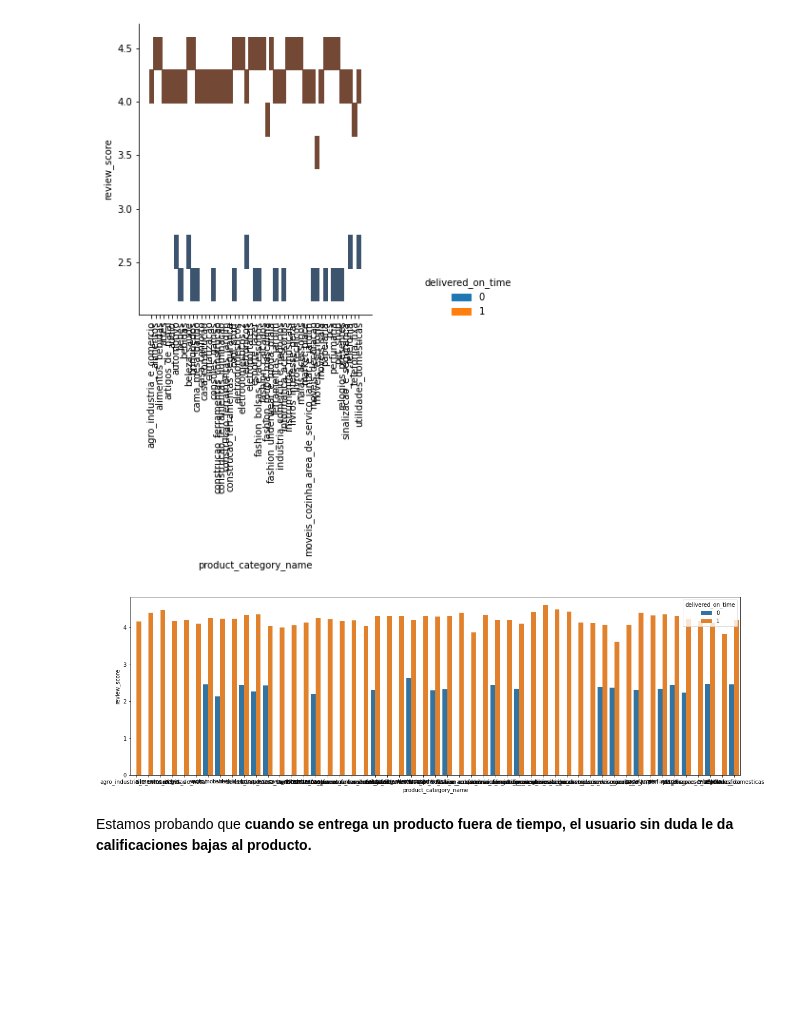
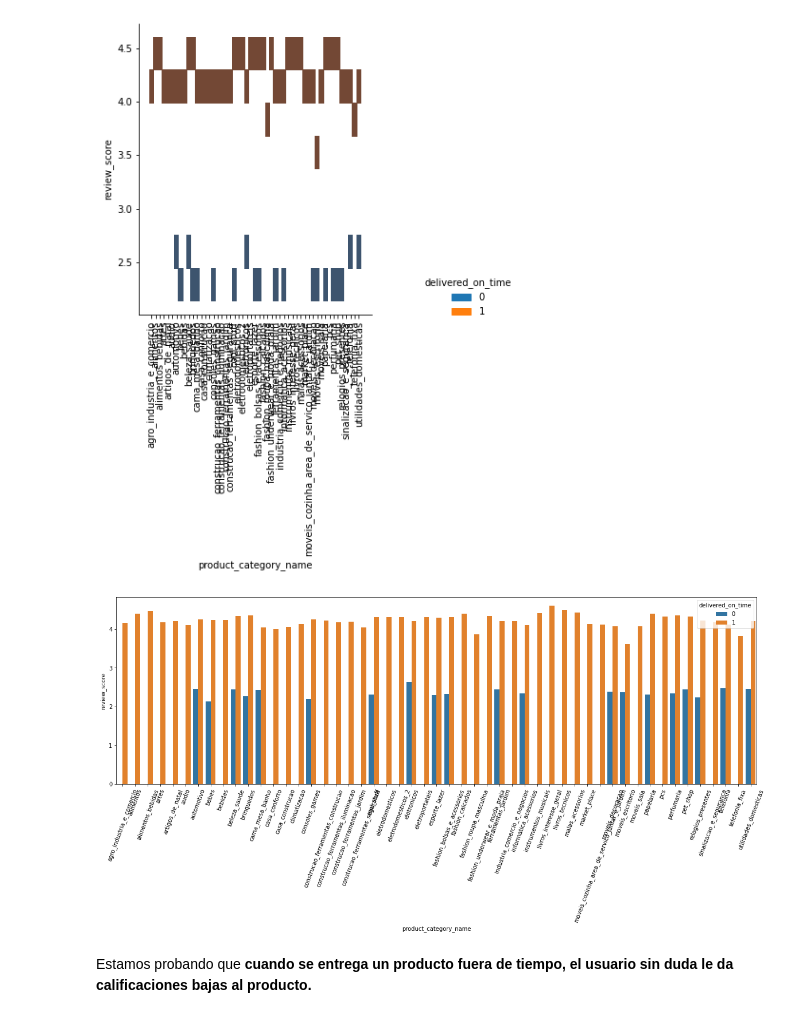
Before and after one commit to robertbarac/EDA-Brazilian-ecommerce, a Jupyter notebook: eda_brazilian_ecommerce.ipynb, the cells around one changed output. Drawn from its saved outputs; the diff is of its cells as text; code cells hidden in the pictures; blank space fills up the shorter version.

```diff
--- a/eda_brazilian_ecommerce.ipynb
+++ b/eda_brazilian_ecommerce.ipynb
@@ -591,9 +591,10 @@ plt.show()
 # %%
 plt.figure(figsize=(20,6))
 sns.barplot(data=df_score_by_category, x='product_category_name', y='review_score', hue='delivered_on_time')
+plt.xticks(rotation=70)
 plt.show()
 # %% [output]
-[figure, old version]
+[figure, new version]
 # %% [markdown]
 Estamos probando que **cuando se entrega un producto fuera de tiempo, el usuario sin duda le da calificaciones bajas al producto.**
 # %% [markdown]
```
Also changed, not shown: parts of 7 cells of this notebook.
